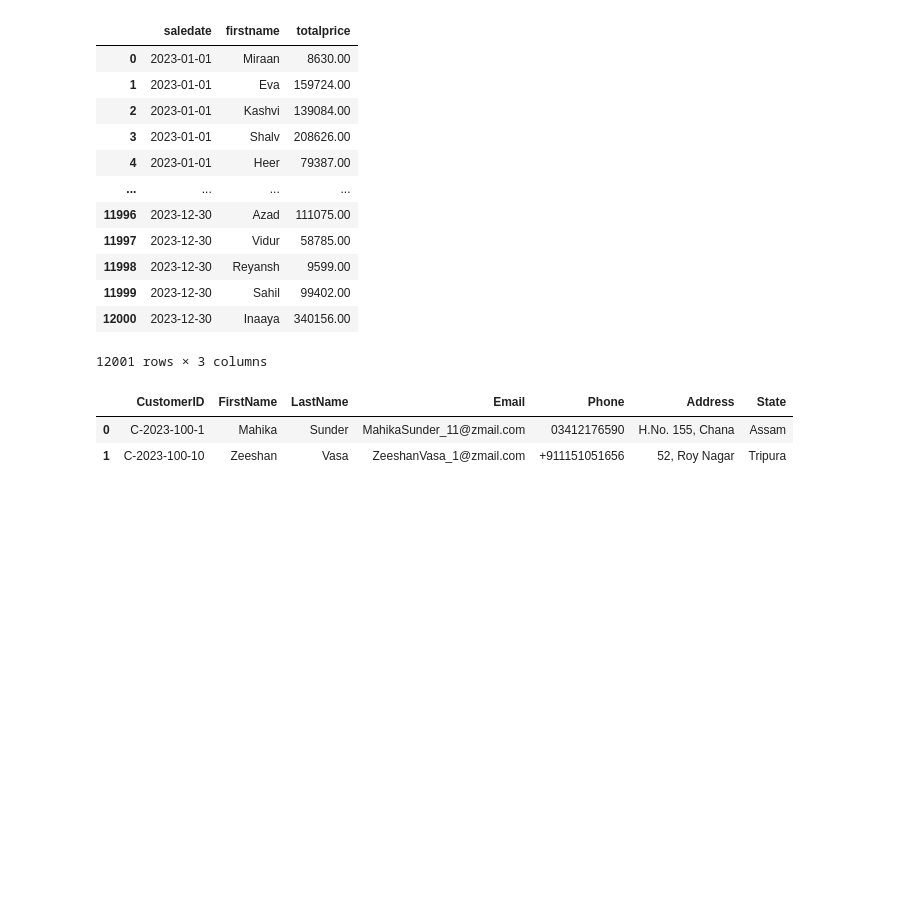
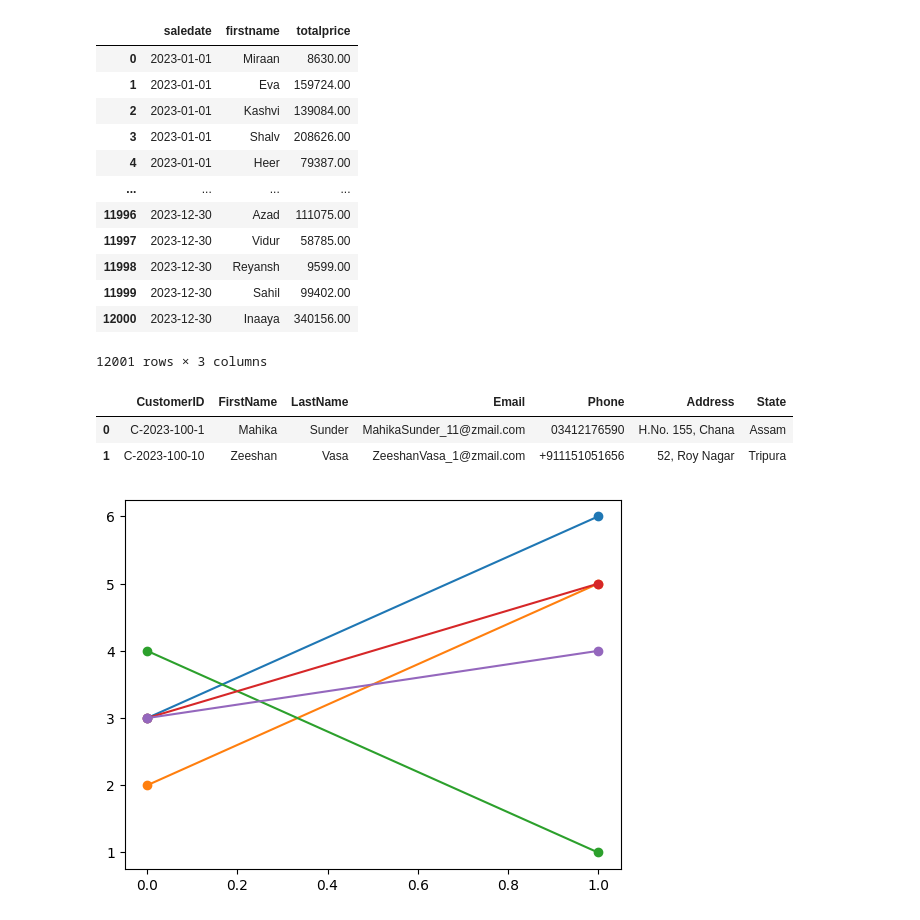
Before and after one commit to MonikaHussain/ecommerce_analysis, a Jupyter notebook: test.ipynb, the cells around one changed output. Drawn from its saved outputs; the diff is of its cells as text; code cells hidden in the pictures; blank space fills up the shorter version.

```diff
--- a/test.ipynb
+++ b/test.ipynb
@@ -91,3 +92,12 @@ read_query(query)
 |  | CustomerID | FirstName | LastName | Email | Phone | Address | State |
 | 0 | C-2023-100-1 | Mahika | Sunder | MahikaSunder_11@zmail.com | 03412176590 | H.No. 155, Chana | Assam |
 | 1 | C-2023-100-10 | Zeeshan | Vasa | ZeeshanVasa_1@zmail.com | +911151051656 | 52, Roy Nagar | Tripura |
+# %%
+plt.plot([3,6],marker= 'o')
+plt.plot([2,5],marker= 'o')
+plt.plot([4,1],marker= 'o')
+plt.plot([3,5],marker= 'o')
+plt.plot([3,4],marker= 'o')
+plt.show()
+# %% [output]
+[figure, added]
```
Also changed, not shown: parts of 2 cells of this notebook, 1 other file.
